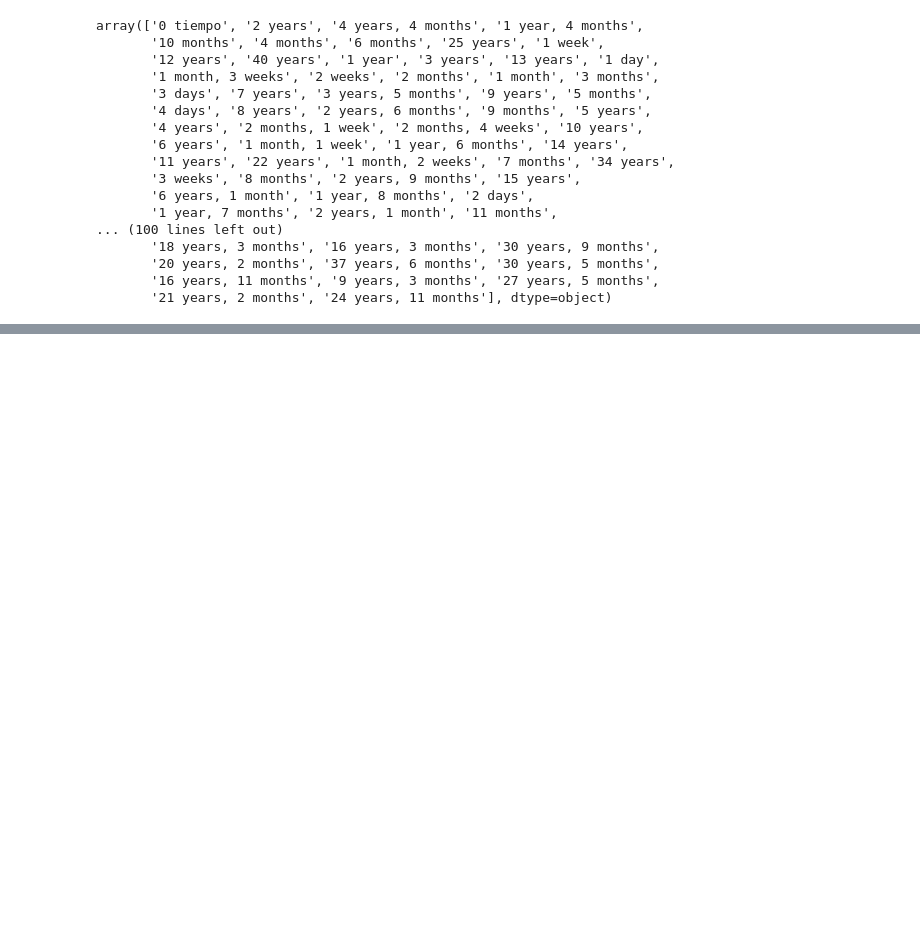
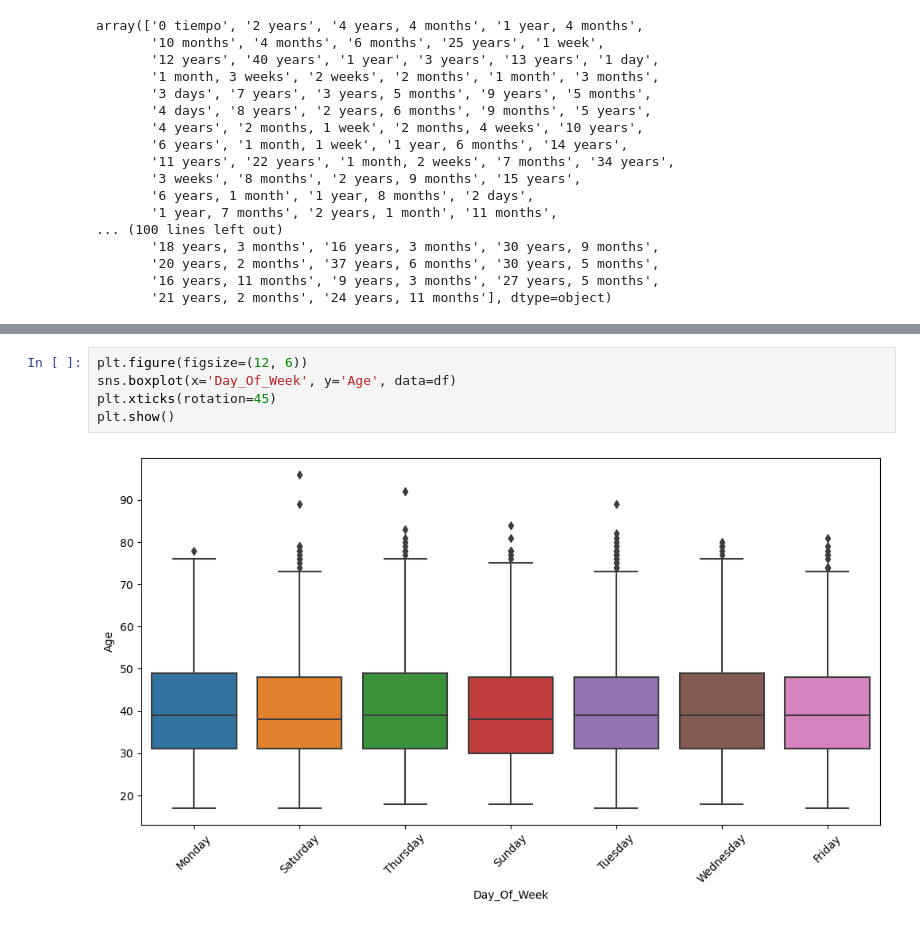
Before and after one commit to Epb9300/emibaS4, a Jupyter notebook: scripts/test.ipynb, the cells around one changed output, grey strips where cells are left out. Drawn from its saved outputs; the diff is of its cells as text; blank space fills up the shorter version.

```diff
--- a/scripts/test.ipynb
+++ b/scripts/test.ipynb
@@ -160,0 +253,7 @@ array(['0--tiempo', '2--years', '4--years,--4--months',
+# %%
+plt.figure(figsize=(12, 6))
+sns.boxplot(x='Day_Of_Week', y='Age', data=df)
+plt.xticks(rotation=45)
+plt.show()
+# %% [output]
+[figure, added]
```
Also changed, not shown: parts of 13 cells of this notebook.
